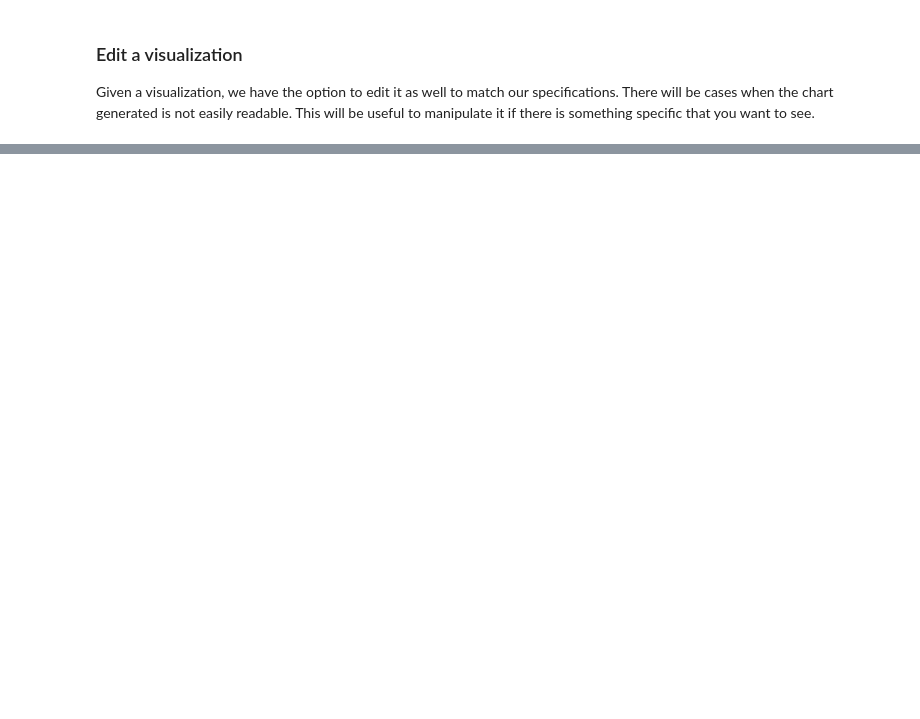
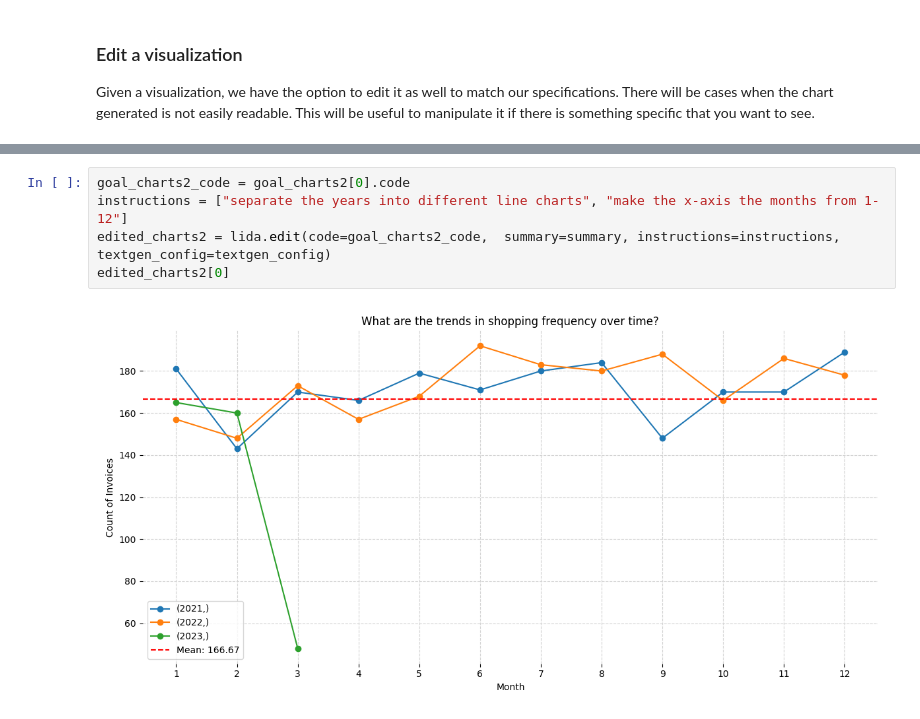
Before and after one commit to allainerain/insight-lab, a Jupyter notebook: notebooks/handbook/handbook.ipynb, the cells around one changed output, grey strips where cells are left out. Drawn from its saved outputs; the diff is of its cells as text; blank space fills up the shorter version.

```diff
--- a/notebooks/handbook/handbook.ipynb
+++ b/notebooks/handbook/handbook.ipynb
@@ -1185,0 +458,7 @@ THE OUTPUT SHOULD ONLY USE THE JSON FORMAT ABOVE.
+# %%
+goal_charts2_code = goal_charts2[0].code
+instructions = ["separate the years into different line charts", "make the x-axis the months from 1-12"]
+edited_charts2 = lida.edit(code=goal_charts2_code,  summary=summary, instructions=instructions, textgen_config=textgen_config)
+edited_charts2[0]
+# %% [output]
+[figure, added]
```
Also changed, not shown: parts of 85 cells of this notebook, 1 other file.
